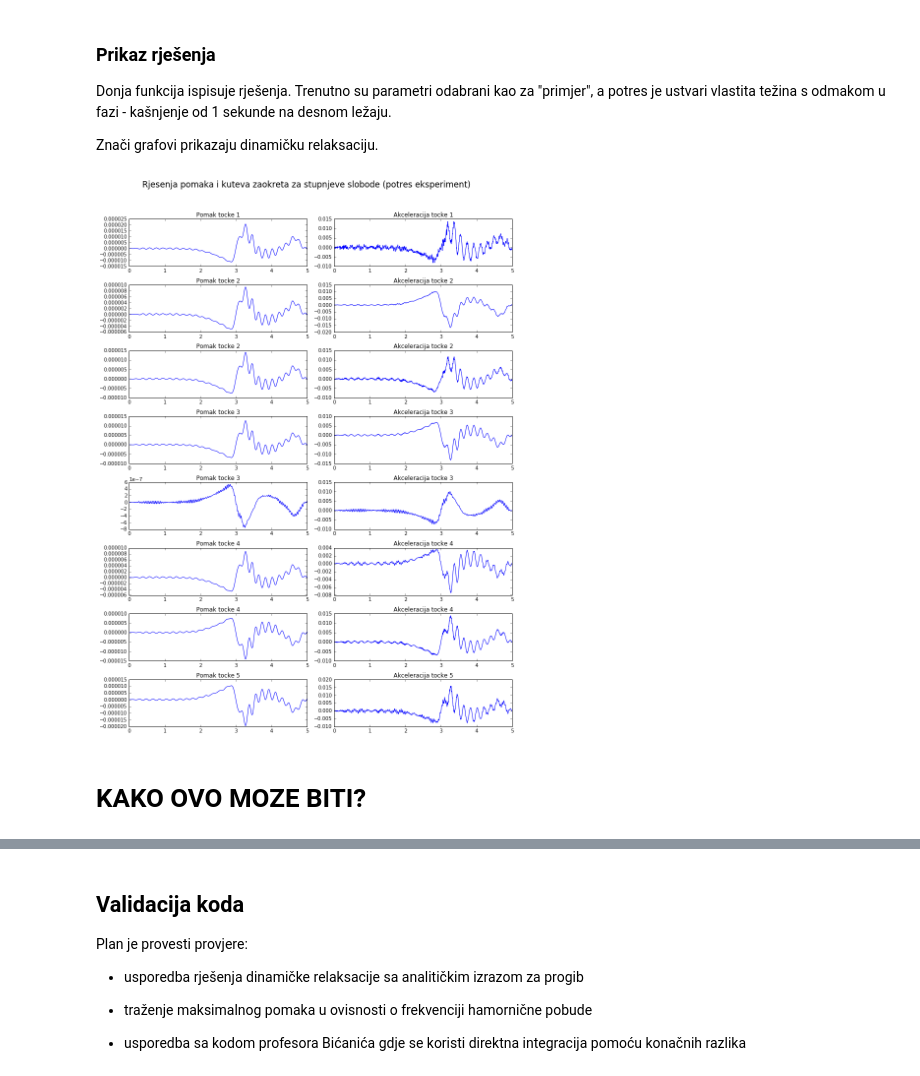
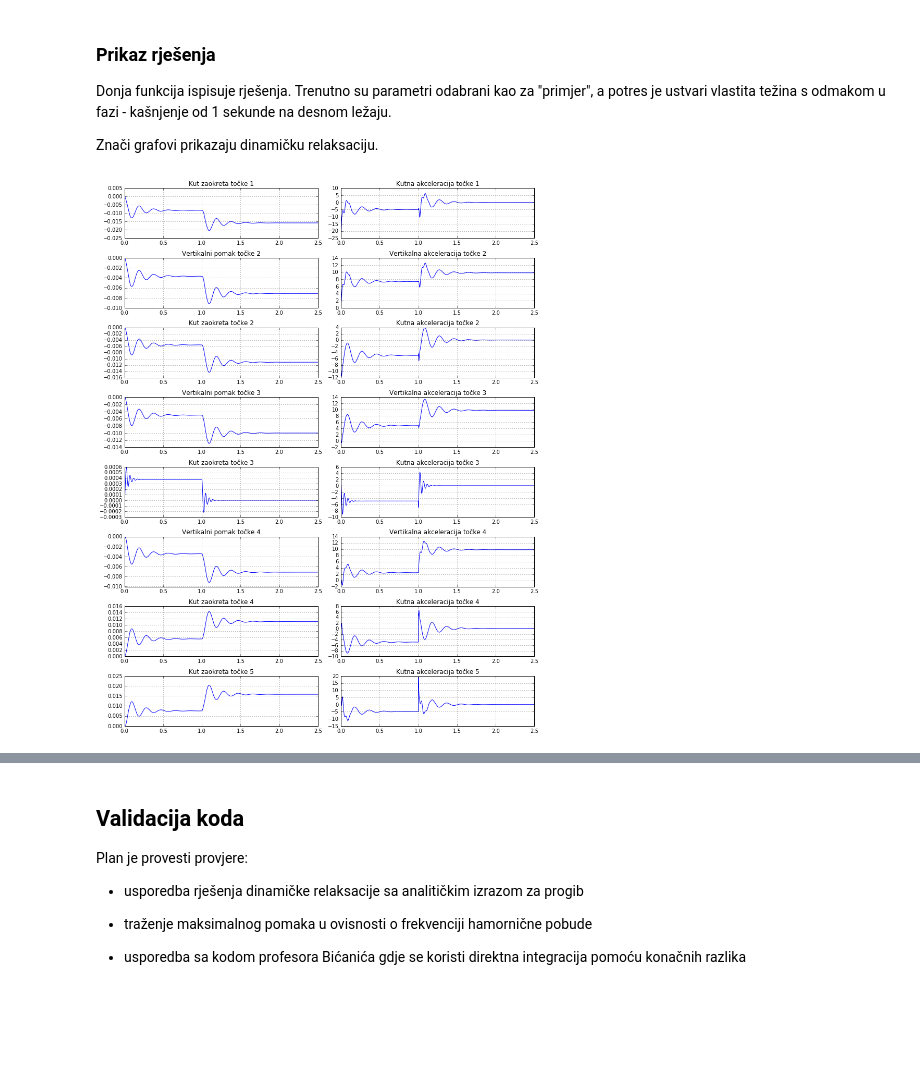
Before and after one commit to Ivan768/MSE-diplomski, a Jupyter notebook: MSE.ipynb, the cells around one changed output, grey strips where cells are left out. Saved outputs shown, nothing was run; the diff lists cells and outputs as text; code cells hidden in the pictures; blank space fills up the shorter version.

```diff
--- a/MSE.ipynb
+++ b/MSE.ipynb
@@ -566,7 +566,7 @@ def xg_intezitet_osn(potres, delay_t):
     El Centro. Za harmonicnu pobudu je potrebno napisati A sin T sa razmakom.
     Trajanje bilo kojeg potresa ce biti jednako varijabli t definiranoj u
     poglavlju Ulazni podaci."""
-    #from scipy.signal import medfilt
+    from scipy.signal import medfilt
     if "sinus" in potres:
         A = float(potres.split(" sinus ")[0])
         T = float(potres.split(" sinus ")[1])
@@ -576,9 +576,9 @@ def xg_intezitet_osn(potres, delay_t):
     elif potres == "eksperiment":
         xg = np.fromfile("eksperiment.dat", sep=' ')
         pomak = (xg[2::3] - xg[2]) / 100 # [cm]
-        #intezitet = np.gradient(np.gradient(medfilt(pomak,9), 0.00625), 0.00625)
+        intezitet = np.gradient(np.gradient(medfilt(pomak,17), 0.00625), 0.00625)
         #gornja iskljucena linija: MKR uz prethodno medijan zagladivanje
-        intezitet = pomak
+        #intezitet = pomak
     else:
         xg = np.fromfile(potres + ".dat", sep=' ')
         xg_vrijeme_zapis = xg[::2] # parne vrijednosti elcentro.dat ~~~ npr. 0,2,4,...
@@ -803,36 +802,36 @@ Znači grafovi prikazaju dinamičku relaksaciju.
 # %%
 def plot_rjesenja(n, r_u_l, r_u_d, delay_t, potres):
     """Paziti da n ne bude prevelik broj jer ce onda biti previse plotova"""
     dim = K_ss(n, r_u_l, r_u_d).shape[0]
     r = Gama(n_primjer, r_u_l, r_u_d).shape[1]
     pomak = prostor_stanja(n, r_u_l, r_u_d, delay_t, potres)[0][:dim,:]
     akceleracija_uk = prostor_stanja(n, r_u_l, r_u_d, delay_t, potres)[2]
     fig, axes = plt.subplots(dim, 2, figsize = (12,15))
-    fig.suptitle("Rjesenja pomaka i kuteva zaokreta za stupnjeve slobode (potres %s)"
-                 %(potres), y=1.05, fontsize=17)
+    #fig.suptitle("Rjesenja pomaka i kuteva zaokreta za stupnjeve slobode (potres %s)"
+    #             %(potres), y=1.05, fontsize=17)
     for i in range(dim):
         axes[i,0].plot(xg_vrijeme(delay_t), pomak[i,:])
         axes[i,1].plot(xg_vrijeme(delay_t), akceleracija_uk[i,:])
         #axes[i].set_xlabel("vrijeme [s]")
-        if i > 0 and r_u_l == "z":
-            axes[0,0].set_title("Pomak tocke 1")
-            axes[0,1].set_title("Akceleracija tocke 1")
-            axes[i,0].set_title("Pomak tocke %s"%((i-1)//2+2))
-            axes[i,1].set_title("Akceleracija tocke %s"%((i-1)//2+2))
+        if i == 0 and r_u_l == "z":
+            axes[0,0].set_title("Kut zaokreta točke 1")
+            axes[0,1].set_title("Kutna akceleracija točke 1")
         else:
-            axes[i,0].set_title("Pomak tocke %s"%(i//2+1) if i%2 == 1
-                                else "Pomak tocke %s"%(i//2+1))
-            axes[i,1].set_title("Akceleracija tocke %s"%(i//2+1) if i%2 == 1
-                                else "Akceleracija tocke %s"%(i//2+1))
-        if i == dim and r_u_d == "z":
-            axes[i,0].set_title("Pomak tocke %s"%(i//2+1))
-            axes[i,1].set_title("Kutna akceleracija tocke %s"%(i//2+1))
+            axes[i,0].set_title("Kut zaokreta točke %s"%((i+1)//2+1) if i%2 == 0
+                                else "Vertikalni pomak točke %s"%((i+1)//2+1))
+            axes[i,1].set_title("Kutna akceleracija točke %s"%((i+1)//2+1) if i%2 == 0
+                                else "Vertikalna akceleracija točke %s"%((i+1)//2+1))
+        if i == (dim-1) and r_u_d == "z":
+            axes[i,0].set_title("Kut zaokreta točke %s"%(i//2+2))
+            axes[i,1].set_title("Kutna akceleracija točke %s"%(i//2+2))
+        axes[i, 0].grid()
+        axes[i, 1].grid()
     plt.tight_layout()
+    plt.savefig("rjesenja relaksacija")
 
 #ksi = 0.01
 #ksi = 0.17
-plot_rjesenja(4,"z","z",0,"eksperiment")
+t=1.5
+plot_rjesenja(4,"z","z",1,"const")
 # %% [output]
-[figure, old version]
+[figure, new version]
-# %% [markdown]
-# KAKO OVO MOZE BITI?
```
Also changed, not shown: parts of 17 cells of this notebook.
